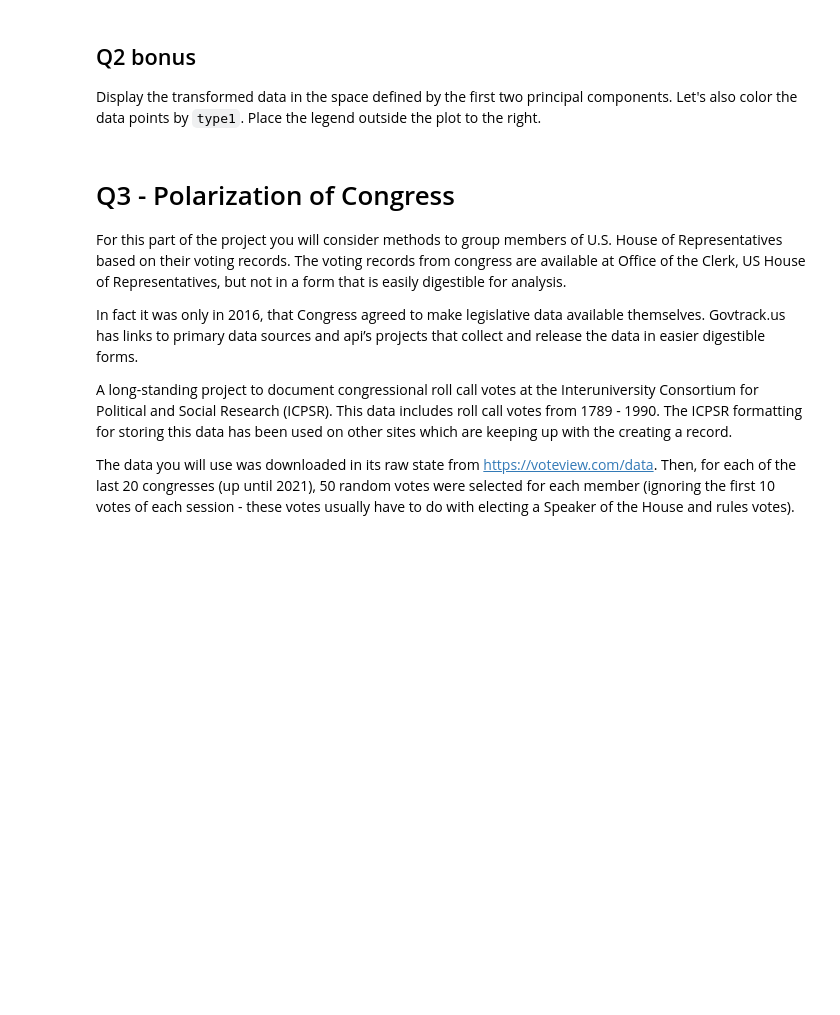
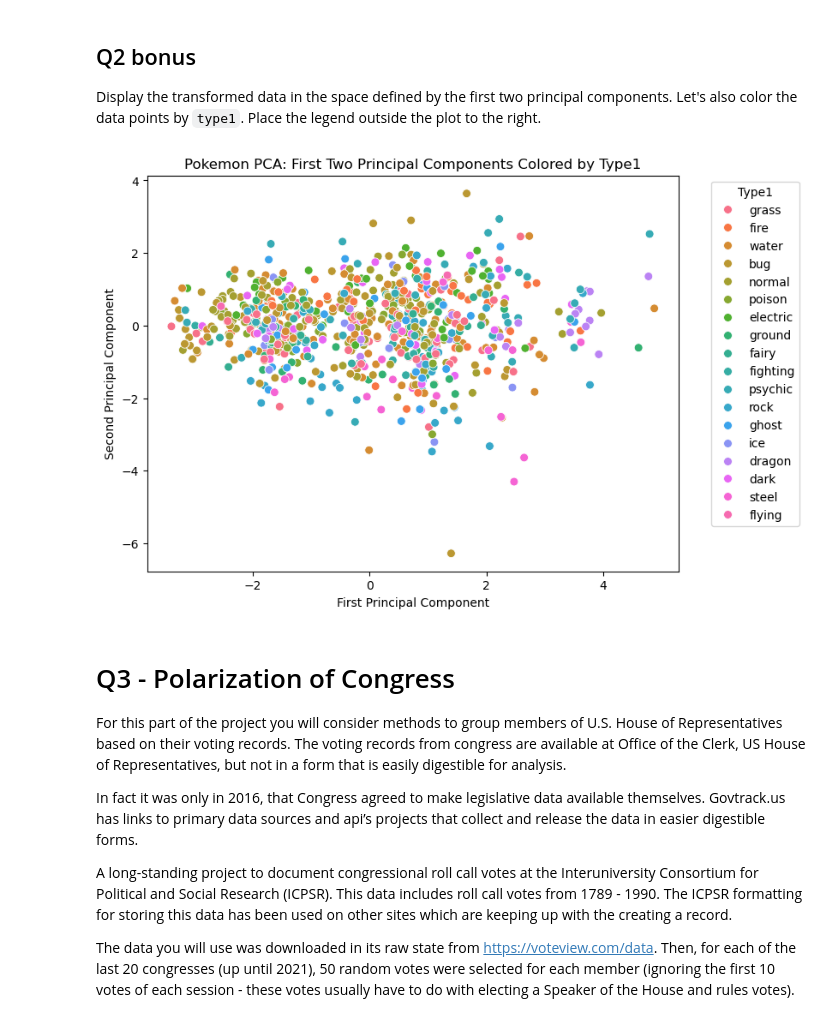
Before and after one commit to zecerman/CS4821, a Jupyter notebook: a3-4821/a3-4821.ipynb, the cells around one changed output. Drawn from its saved outputs; the diff is of its cells as text; code cells hidden in the pictures; blank space fills up the shorter version.

```diff
--- a/a3-4821/a3-4821.ipynb
+++ b/a3-4821/a3-4821.ipynb
@@ -642,6 +671,19 @@ Text(0, 0.5, 'Cumulative Proportion of Variance Explained')
 Display the transformed data in the space defined by the first two principal components.  Let's also color the data points by `type1`.  Place the legend outside the plot to the right.
 # %%
 # Create plot
+pca_df = pd.DataFrame(pokTr[:, :2], columns=["PC1", "PC2"])
+pca_df["type1"] = pok["type1"]
+
+plt.figure(figsize=(8,6))
+sns.scatterplot(data=pca_df, x="PC1", y="PC2", hue="type1", s=50)
+
+plt.title("Pokemon PCA: First Two Principal Components Colored by Type1")
+plt.xlabel("First Principal Component")
+plt.ylabel("Second Principal Component")
+plt.legend(title="Type1", bbox_to_anchor=(1.05, 1), loc='upper left')
+plt.show()
+# %% [output]
+[figure, added]
 # %% [markdown]
 <!-- END QUESTION -->
 
```
Also changed, not shown: parts of 6 cells of this notebook, 2 other files.
